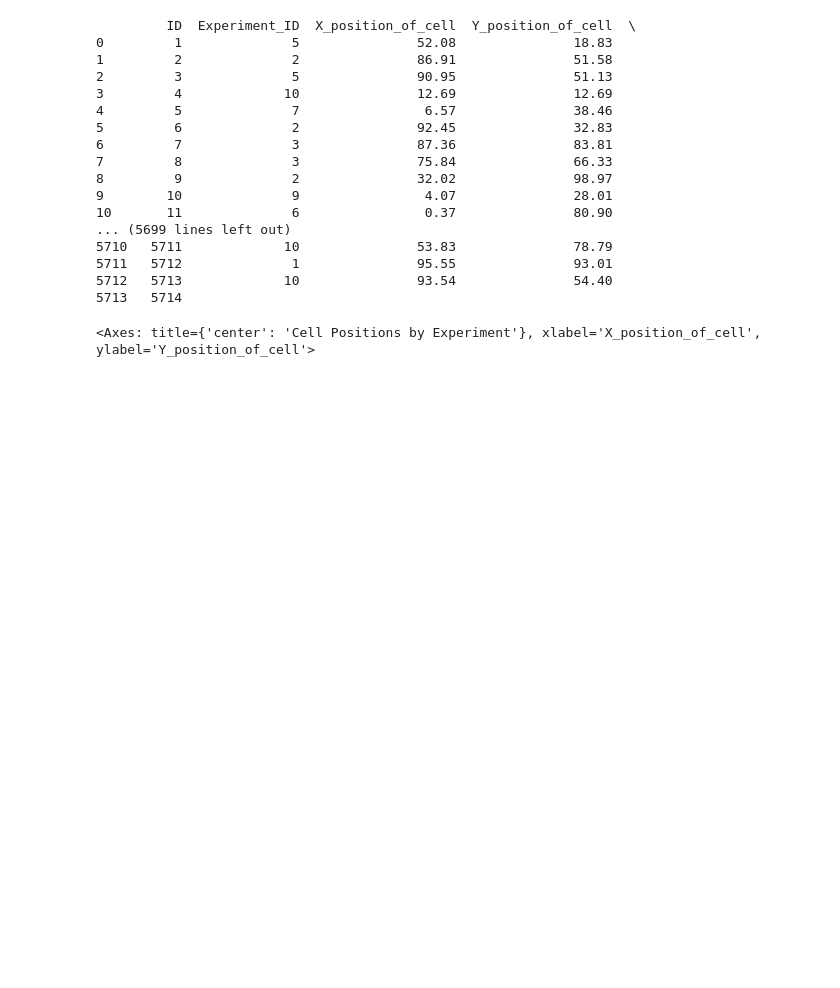
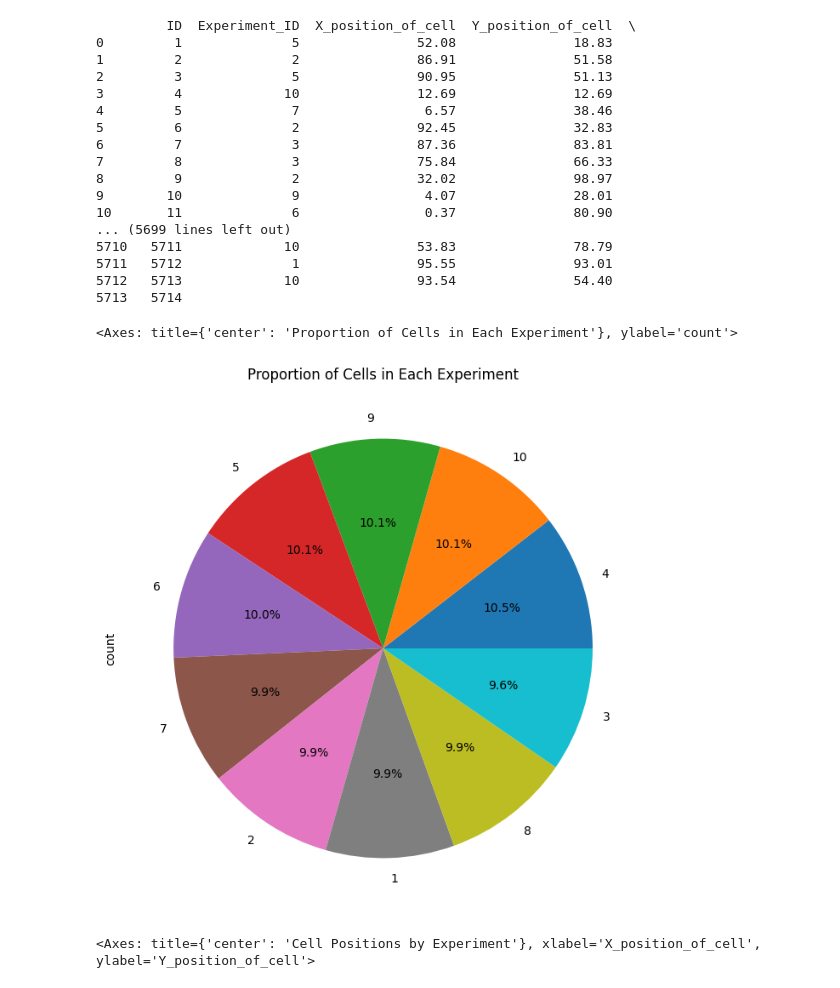
Before and after one commit to Sanarazaaa/Pandas-for-Biologist, a Jupyter notebook: Data_Visualization_Using_Pandas.ipynb, the cells around one changed output. Cells and saved outputs as stored; diff of their text form; code cells hidden in the pictures; blank space fills up the shorter version.

```diff
--- a/Data_Visualization_Using_Pandas.ipynb
+++ b/Data_Visualization_Using_Pandas.ipynb
@@ -39,6 +39,11 @@ print(df)
 5711   5712              1               95.55               93.01
 5712   5713             10               93.54               54.40
 5713   5714
+# %%
+df['Experiment_ID'].value_counts().plot(kind='pie', figsize=(8, 8), autopct='%1.1f%%', title='Proportion of Cells in Each Experiment')
+# %% [output]
+<Axes: title={'center': 'Proportion of Cells in Each Experiment'}, ylabel='count'>
+[figure, added]
 # %%
 # In pandas, there is a built-in plotting functionality which internally uses Matplotlib.
 
```
Also changed, not shown: parts of 2 cells of this notebook.
